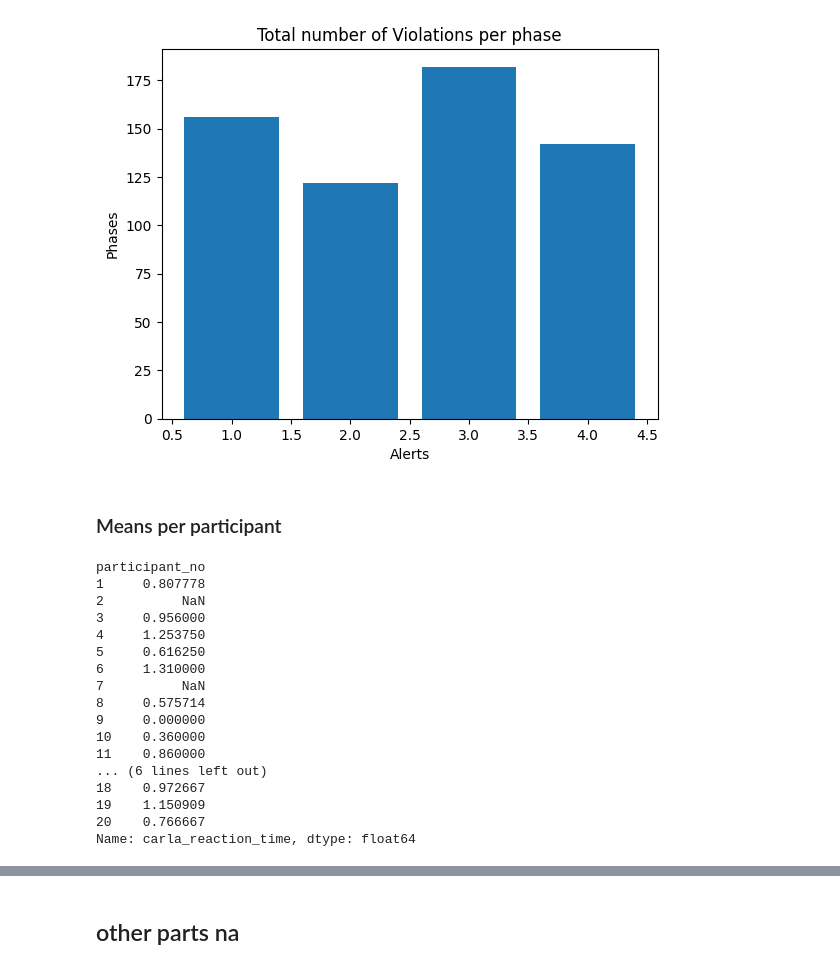
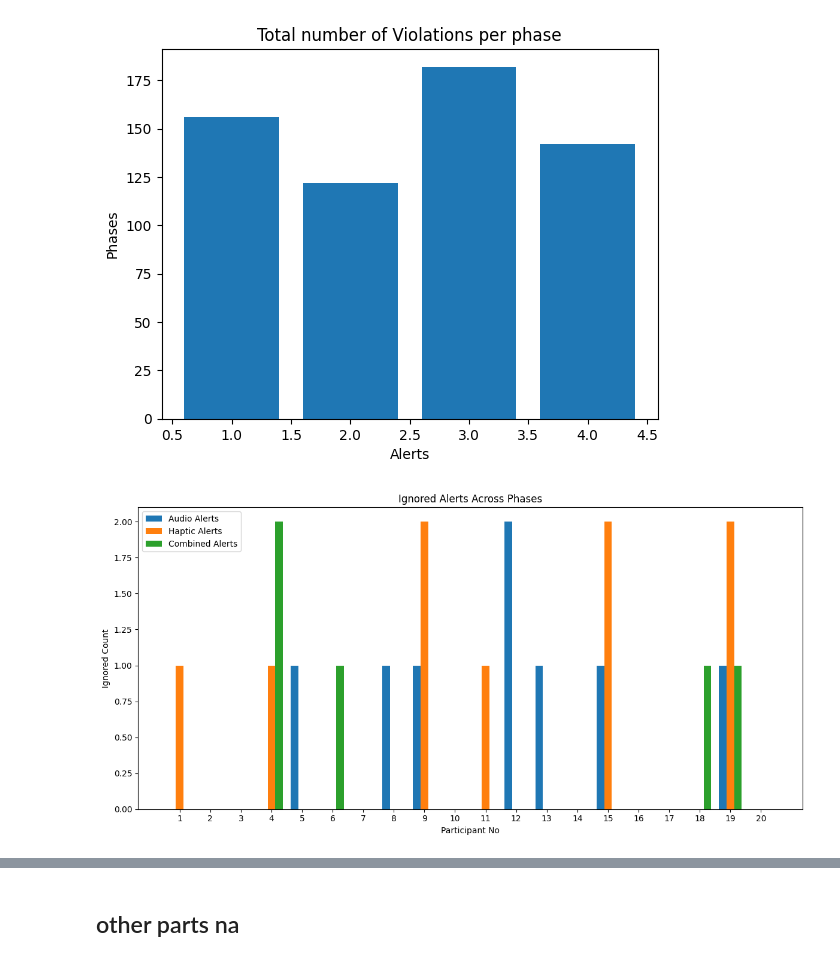
Before and after one commit to KeirAAAlcantara/SimAnalysis, a Jupyter notebook: Sim_Analysis.ipynb, the cells around one changed output, grey strips where cells are left out. Saved outputs shown, nothing was run; the diff lists cells and outputs as text; code cells hidden in the pictures.

```diff
--- a/Sim_Analysis.ipynb
+++ b/Sim_Analysis.ipynb
@@ -697,27 +520,42 @@ plt.title("Total number of Violations per phase")
 plt.show()
 # %% [output]
 [figure]
-# %% [markdown]
-### Means per participant
-# %%
-mean_rt_4 = df_phase4.groupby("participant_no")["carla_reaction_time"].mean()
-mean_rt_4 = mean_rt_4.reindex(range(1, 21), fill_value=0)
-print(mean_rt_4)
-# %% [output]
-participant_no
-1     0.807778
-2          NaN
-3     0.956000
-4     1.253750
-5     0.616250
-6     1.310000
-7          NaN
-8     0.575714
-9     0.000000
-10    0.360000
-11    0.860000
-... (6 lines left out)
-18    0.972667
-19    1.150909
-20    0.766667
-Name: carla_reaction_time, dtype: float64
+# %%
+def get_ignored_counts(df):
+    mask = df["alert_ignored"] == 1
+    return (
+        df[mask]
+        .groupby("participant_no")
+        .size()
+        .reindex(range(1, 21), fill_value=0)
+    )
+
+ignored_counts2 = get_ignored_counts(df_phase2)  # Audio
+ignored_counts3 = get_ignored_counts(df_phase3)  # Haptic
+ignored_counts4 = get_ignored_counts(df_phase4)  # Combined
+# %%
+participants = np.arange(1, 21)
+width = 0.25  # 3 groups → slightly wider than 4-case
+
+plt.figure(figsize=(12, 6))
+
+plt.bar(participants - width, ignored_counts2.values,
+        width=width, label="Audio Alerts")
+
+plt.bar(participants, ignored_counts3.values,
+        width=width, label="Haptic Alerts")
+
+plt.bar(participants + width, ignored_counts4.values,
+        width=width, label="Combined Alerts")
+
+plt.xlabel("Participant No")
+plt.ylabel("Ignored Count")
+plt.title("Ignored Alerts Across Phases")
+
+plt.xticks(participants)
+plt.legend()
+
+plt.tight_layout()
+plt.show()
+# %% [output]
+[figure, added]
```
Also changed, not shown: parts of 31 cells of this notebook, 1 other file.
